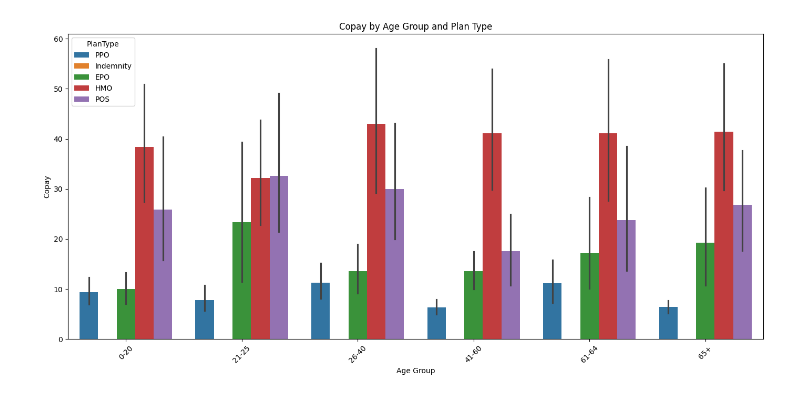
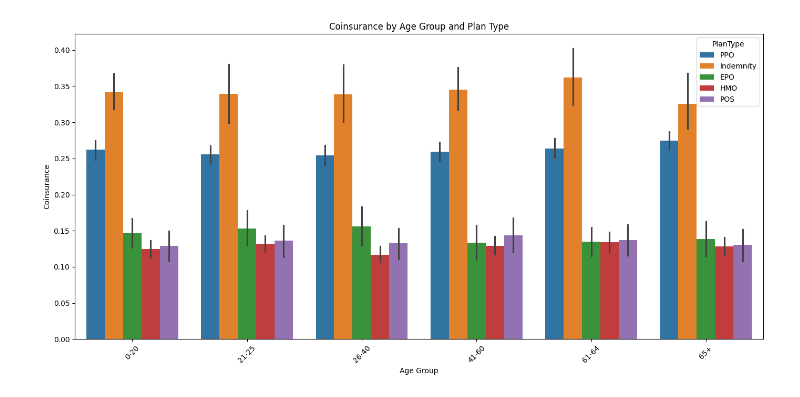
Before and after one commit to saverin0/US-Healthcare-System-Data-Analysis, a Jupyter notebook: 6.Distribute_data-Use.ipynb, the cells around one changed output. Cells and saved outputs as stored; diff of their text form; code cells hidden in the pictures.

```diff
--- a/6.Distribute_data-Use.ipynb
+++ b/6.Distribute_data-Use.ipynb
@@ -76,16 +75,16 @@ for age in age_groups:
 # %%
 # 1.2 Barplot
 df = pd.read_csv('final_binning.csv')
 
 plt.figure(figsize=(14, 7))
-sns.barplot(x='AgeGroup', y='Copayment', hue='PlanType', data=df)
+sns.barplot(x='AgeGroup', y='Coinsurance', hue='PlanType', data=df)
 plt.xlabel('Age Group')
-plt.ylabel('Copay')
-plt.title('Copay by Age Group and Plan Type')
+plt.ylabel('Coinsurance')
+plt.title('Coinsurance by Age Group and Plan Type')
 plt.legend(title='PlanType')
 plt.xticks(rotation=45)
 plt.tight_layout()
 
 plt.show()
 # %% [output]
-[figure, old version]
+[figure, new version]
```
Also changed, not shown: parts of 13 cells of this notebook, 3 other files.
